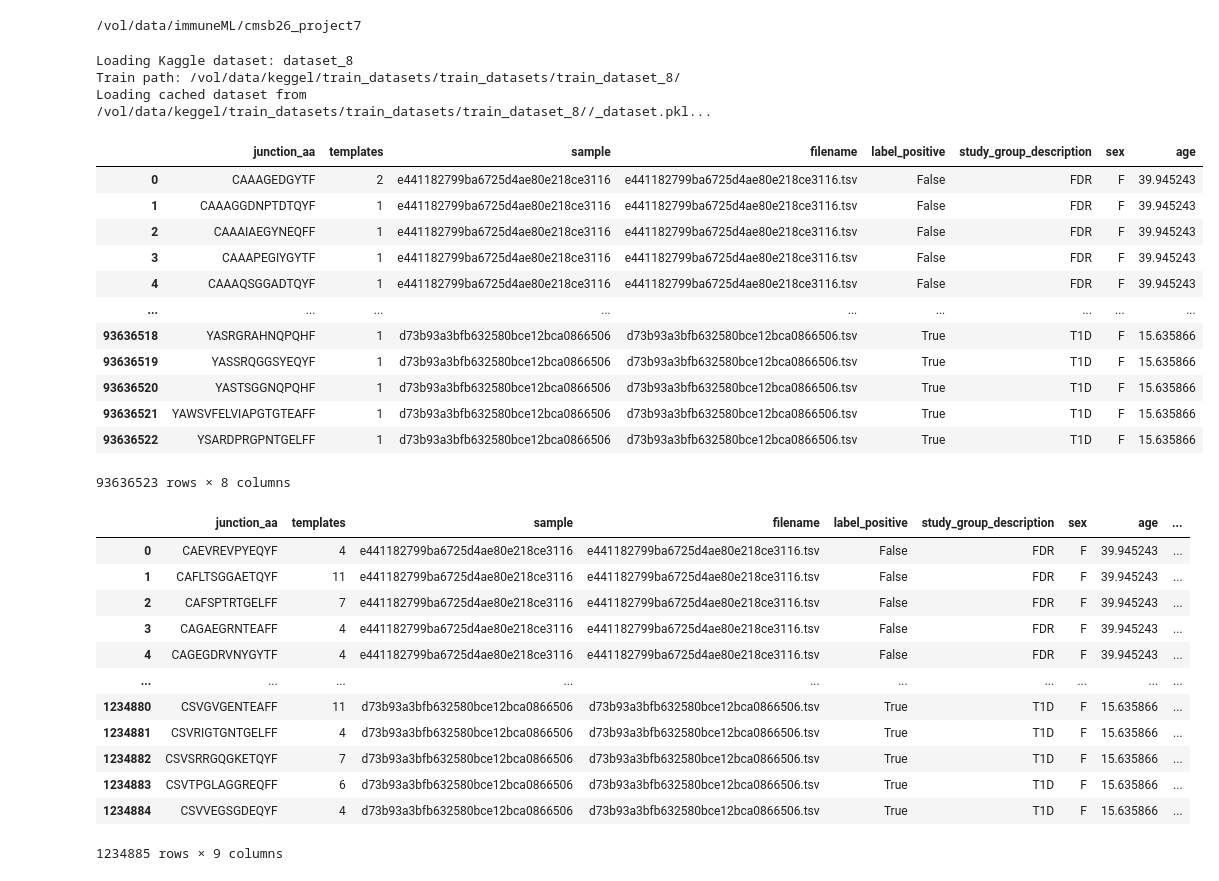
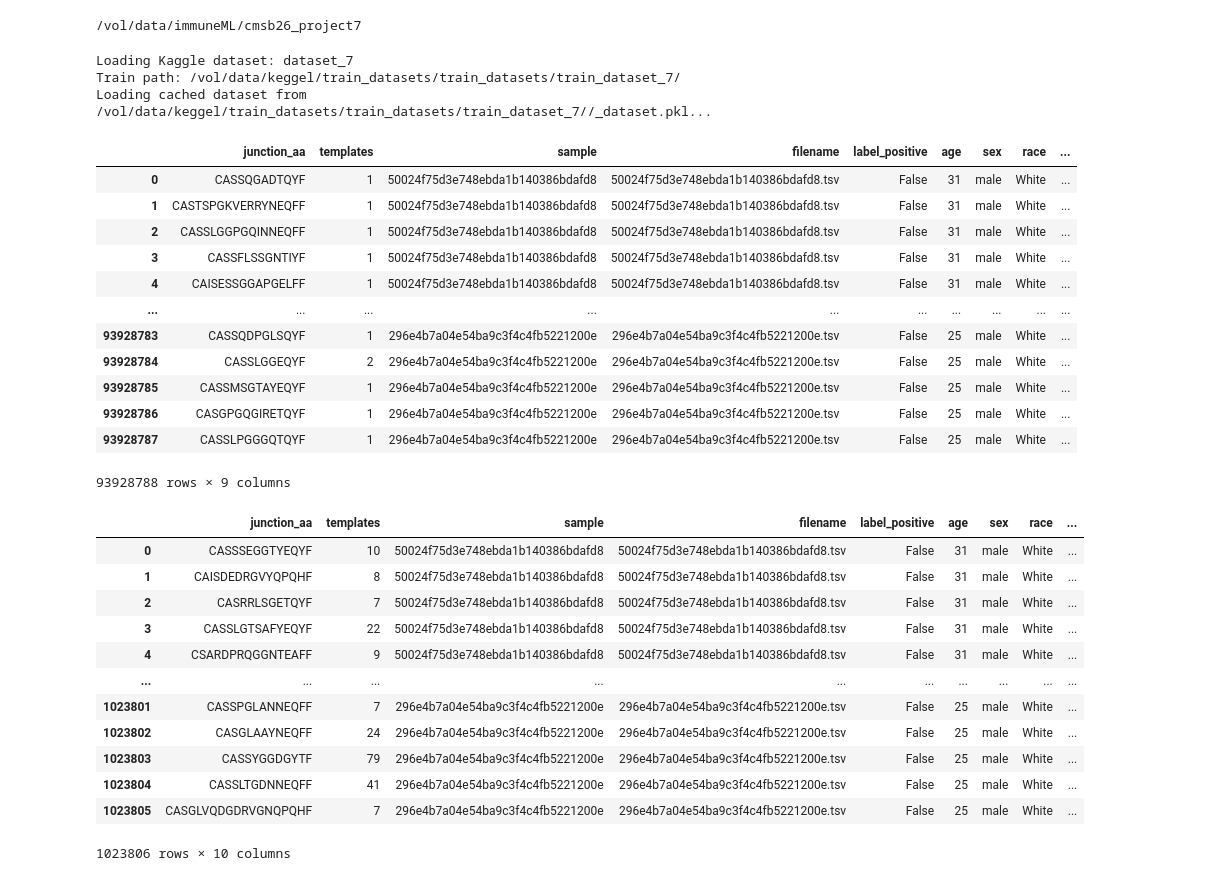
Before and after one commit to SchubertLab/cmsb26_project7, a Jupyter notebook: models/gnn/gnn_testing.ipynb, the cells around one changed output. Drawn from its saved outputs; the diff is of its cells as text; code cells hidden in the pictures.

```diff
--- a/models/gnn/gnn_testing.ipynb
+++ b/models/gnn/gnn_testing.ipynb
@@ -16,42 +19,42 @@ import lib.dataloader as dl
 # %% [output]
 /vol/data/immuneML/cmsb26_project7
 # %%
-df = dl.load_kaggle_dataset("dataset_8")
+df = dl.load_kaggle_dataset("dataset_7")
 df
 # %% [output]
-Loading Kaggle dataset: dataset_8
-Train path: /vol/data/keggel/train_datasets/train_datasets/train_dataset_8/
-Loading cached dataset from /vol/data/keggel/train_datasets/train_datasets/train_dataset_8//_dataset.pkl...
+Loading Kaggle dataset: dataset_7
+Train path: /vol/data/keggel/train_datasets/train_datasets/train_dataset_7/
+Loading cached dataset from /vol/data/keggel/train_datasets/train_datasets/train_dataset_7//_dataset.pkl...
-|  | junction_aa | templates | sample | filename | label_positive | study_group_description | sex | age |
-| 0 | CAAAGEDGYTF | 2 | e441182799ba6725d4ae80e218ce3116 | e441182799ba6725d4ae80e218ce3116.tsv | False | FDR | F | 39.945243 |
-| 1 | CAAAGGDNPTDTQYF | 1 | e441182799ba6725d4ae80e218ce3116 | e441182799ba6725d4ae80e218ce3116.tsv | False | FDR | F | 39.945243 |
-| 2 | CAAAIAEGYNEQFF | 1 | e441182799ba6725d4ae80e218ce3116 | e441182799ba6725d4ae80e218ce3116.tsv | False | FDR | F | 39.945243 |
-| 3 | CAAAPEGIYGYTF | 1 | e441182799ba6725d4ae80e218ce3116 | e441182799ba6725d4ae80e218ce3116.tsv | False | FDR | F | 39.945243 |
-| 4 | CAAAQSGGADTQYF | 1 | e441182799ba6725d4ae80e218ce3116 | e441182799ba6725d4ae80e218ce3116.tsv | False | FDR | F | 39.945243 |
-| ... | ... | ... | ... | ... | ... | ... | ... | ... |
-| 93636518 | YASRGRAHNQPQHF | 1 | d73b93a3bfb632580bce12bca0866506 | d73b93a3bfb632580bce12bca0866506.tsv | True | T1D | F | 15.635866 |
-| 93636519 | YASSRQGGSYEQYF | 1 | d73b93a3bfb632580bce12bca0866506 | d73b93a3bfb632580bce12bca0866506.tsv | True | T1D | F | 15.635866 |
-| 93636520 | YASTSGGNQPQHF | 1 | d73b93a3bfb632580bce12bca0866506 | d73b93a3bfb632580bce12bca0866506.tsv | True | T1D | F | 15.635866 |
-| 93636521 | YAWSVFELVIAPGTGTEAFF | 1 | d73b93a3bfb632580bce12bca0866506 | d73b93a3bfb632580bce12bca0866506.tsv | True | T1D | F | 15.635866 |
-| 93636522 | YSARDPRGPNTGELFF | 1 | d73b93a3bfb632580bce12bca0866506 | d73b93a3bfb632580bce12bca0866506.tsv | True | T1D | F | 15.635866 |
+|  | junction_aa | templates | sample | filename | label_positive | age | sex | race | ... |
+| 0 | CASSQGADTQYF | 1 | 50024f75d3e748ebda1b140386bdafd8 | 50024f75d3e748ebda1b140386bdafd8.tsv | False | 31 | male | White | ... |
+| 1 | CASTSPGKVERRYNEQFF | 1 | 50024f75d3e748ebda1b140386bdafd8 | 50024f75d3e748ebda1b140386bdafd8.tsv | False | 31 | male | White | ... |
+| 2 | CASSLGGPGQINNEQFF | 1 | 50024f75d3e748ebda1b140386bdafd8 | 50024f75d3e748ebda1b140386bdafd8.tsv | False | 31 | male | White | ... |
+| 3 | CASSFLSSGNTIYF | 1 | 50024f75d3e748ebda1b140386bdafd8 | 50024f75d3e748ebda1b140386bdafd8.tsv | False | 31 | male | White | ... |
+| 4 | CAISESSGGAPGELFF | 1 | 50024f75d3e748ebda1b140386bdafd8 | 50024f75d3e748ebda1b140386bdafd8.tsv | False | 31 | male | White | ... |
+| ... | ... | ... | ... | ... | ... | ... | ... | ... | ... |
+| 93928783 | CASSQDPGLSQYF | 1 | 296e4b7a04e54ba9c3f4c4fb5221200e | 296e4b7a04e54ba9c3f4c4fb5221200e.tsv | False | 25 | male | White | ... |
+| 93928784 | CASSLGGEQYF | 2 | 296e4b7a04e54ba9c3f4c4fb5221200e | 296e4b7a04e54ba9c3f4c4fb5221200e.tsv | False | 25 | male | White | ... |
+| 93928785 | CASSMSGTAYEQYF | 1 | 296e4b7a04e54ba9c3f4c4fb5221200e | 296e4b7a04e54ba9c3f4c4fb5221200e.tsv | False | 25 | male | White | ... |
+| 93928786 | CASGPGQGIRETQYF | 1 | 296e4b7a04e54ba9c3f4c4fb5221200e | 296e4b7a04e54ba9c3f4c4fb5221200e.tsv | False | 25 | male | White | ... |
+| 93928787 | CASSLPGGGQTQYF | 1 | 296e4b7a04e54ba9c3f4c4fb5221200e | 296e4b7a04e54ba9c3f4c4fb5221200e.tsv | False | 25 | male | White | ... |
-93636523 rows × 8 columns
+93928788 rows × 9 columns
 # %%
 df = generate_graph.top_percent_cutoff(df, p=0.01)
 df = df.reset_index(drop=True)
 df
 # %% [output]
-|  | junction_aa | templates | sample | filename | label_positive | study_group_description | sex | age | ... |
-| 0 | CAEVREVPYEQYF | 4 | e441182799ba6725d4ae80e218ce3116 | e441182799ba6725d4ae80e218ce3116.tsv | False | FDR | F | 39.945243 | ... |
-| 1 | CAFLTSGGAETQYF | 11 | e441182799ba6725d4ae80e218ce3116 | e441182799ba6725d4ae80e218ce3116.tsv | False | FDR | F | 39.945243 | ... |
-| 2 | CAFSPTRTGELFF | 7 | e441182799ba6725d4ae80e218ce3116 | e441182799ba6725d4ae80e218ce3116.tsv | False | FDR | F | 39.945243 | ... |
-| 3 | CAGAEGRNTEAFF | 4 | e441182799ba6725d4ae80e218ce3116 | e441182799ba6725d4ae80e218ce3116.tsv | False | FDR | F | 39.945243 | ... |
-| 4 | CAGEGDRVNYGYTF | 4 | e441182799ba6725d4ae80e218ce3116 | e441182799ba6725d4ae80e218ce3116.tsv | False | FDR | F | 39.945243 | ... |
+|  | junction_aa | templates | sample | filename | label_positive | age | sex | race | ... |
+| 0 | CASSSEGGTYEQYF | 10 | 50024f75d3e748ebda1b140386bdafd8 | 50024f75d3e748ebda1b140386bdafd8.tsv | False | 31 | male | White | ... |
+| 1 | CAISDEDRGVYQPQHF | 8 | 50024f75d3e748ebda1b140386bdafd8 | 50024f75d3e748ebda1b140386bdafd8.tsv | False | 31 | male | White | ... |
+| 2 | CASRRLSGETQYF | 7 | 50024f75d3e748ebda1b140386bdafd8 | 50024f75d3e748ebda1b140386bdafd8.tsv | False | 31 | male | White | ... |
+| 3 | CASSLGTSAFYEQYF | 22 | 50024f75d3e748ebda1b140386bdafd8 | 50024f75d3e748ebda1b140386bdafd8.tsv | False | 31 | male | White | ... |
+| 4 | CSARDPRQGGNTEAFF | 9 | 50024f75d3e748ebda1b140386bdafd8 | 50024f75d3e748ebda1b140386bdafd8.tsv | False | 31 | male | White | ... |
 | ... | ... | ... | ... | ... | ... | ... | ... | ... | ... |
-| 1234880 | CSVGVGENTEAFF | 11 | d73b93a3bfb632580bce12bca0866506 | d73b93a3bfb632580bce12bca0866506.tsv | True | T1D | F | 15.635866 | ... |
-| 1234881 | CSVRIGTGNTGELFF | 4 | d73b93a3bfb632580bce12bca0866506 | d73b93a3bfb632580bce12bca0866506.tsv | True | T1D | F | 15.635866 | ... |
-| 1234882 | CSVSRRGQGKETQYF | 7 | d73b93a3bfb632580bce12bca0866506 | d73b93a3bfb632580bce12bca0866506.tsv | True | T1D | F | 15.635866 | ... |
-| 1234883 | CSVTPGLAGGREQFF | 6 | d73b93a3bfb632580bce12bca0866506 | d73b93a3bfb632580bce12bca0866506.tsv | True | T1D | F | 15.635866 | ... |
-| 1234884 | CSVVEGSGDEQYF | 4 | d73b93a3bfb632580bce12bca0866506 | d73b93a3bfb632580bce12bca0866506.tsv | True | T1D | F | 15.635866 | ... |
+| 1023801 | CASSPGLANNEQFF | 7 | 296e4b7a04e54ba9c3f4c4fb5221200e | 296e4b7a04e54ba9c3f4c4fb5221200e.tsv | False | 25 | male | White | ... |
+| 1023802 | CASGLAAYNEQFF | 24 | 296e4b7a04e54ba9c3f4c4fb5221200e | 296e4b7a04e54ba9c3f4c4fb5221200e.tsv | False | 25 | male | White | ... |
+| 1023803 | CASSYGGDGYTF | 79 | 296e4b7a04e54ba9c3f4c4fb5221200e | 296e4b7a04e54ba9c3f4c4fb5221200e.tsv | False | 25 | male | White | ... |
+| 1023804 | CASSLTGDNNEQFF | 41 | 296e4b7a04e54ba9c3f4c4fb5221200e | 296e4b7a04e54ba9c3f4c4fb5221200e.tsv | False | 25 | male | White | ... |
+| 1023805 | CASGLVQDGDRVGNQPQHF | 7 | 296e4b7a04e54ba9c3f4c4fb5221200e | 296e4b7a04e54ba9c3f4c4fb5221200e.tsv | False | 25 | male | White | ... |
-1234885 rows × 9 columns
+1023806 rows × 10 columns
 # %%
 df["sample"].value_counts()
```
Also changed, not shown: parts of 18 cells of this notebook, 7 other files.
